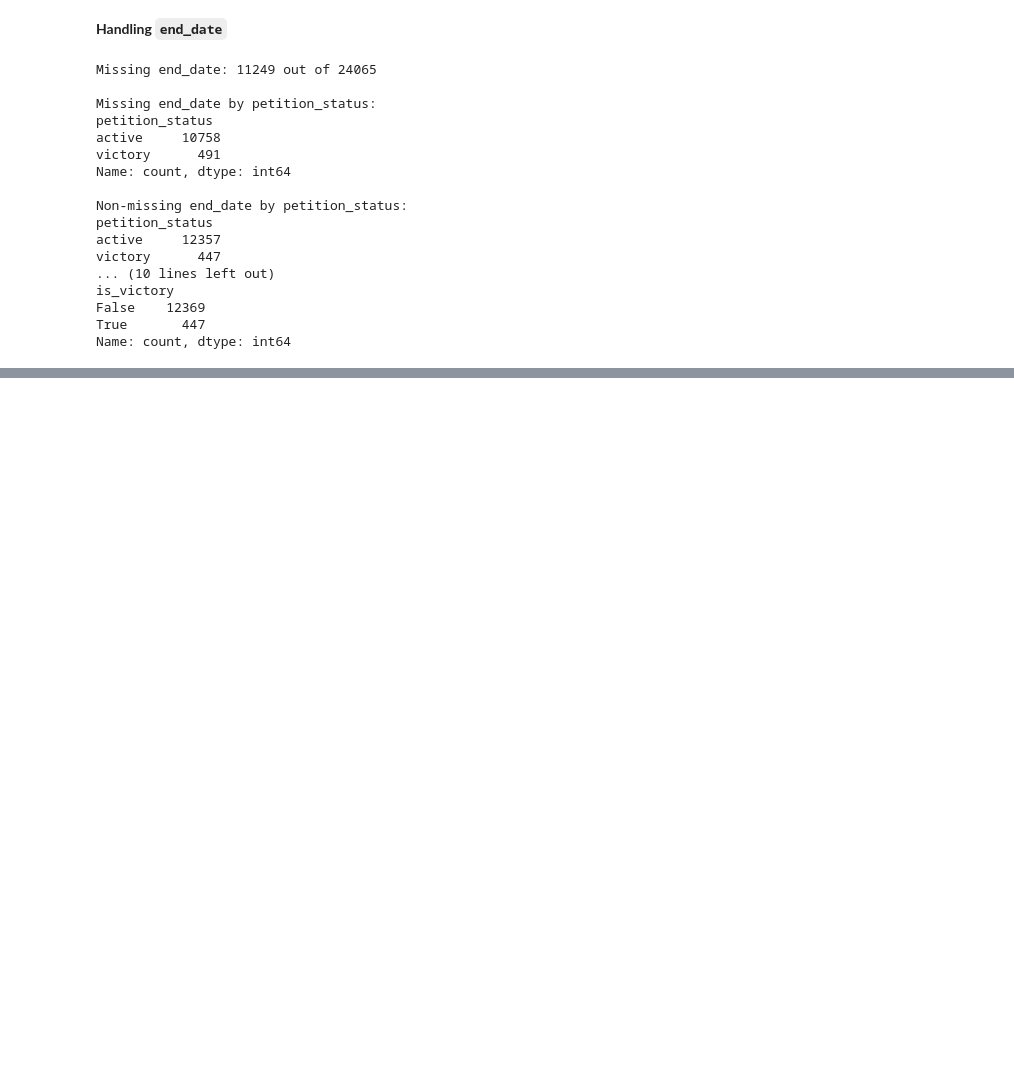
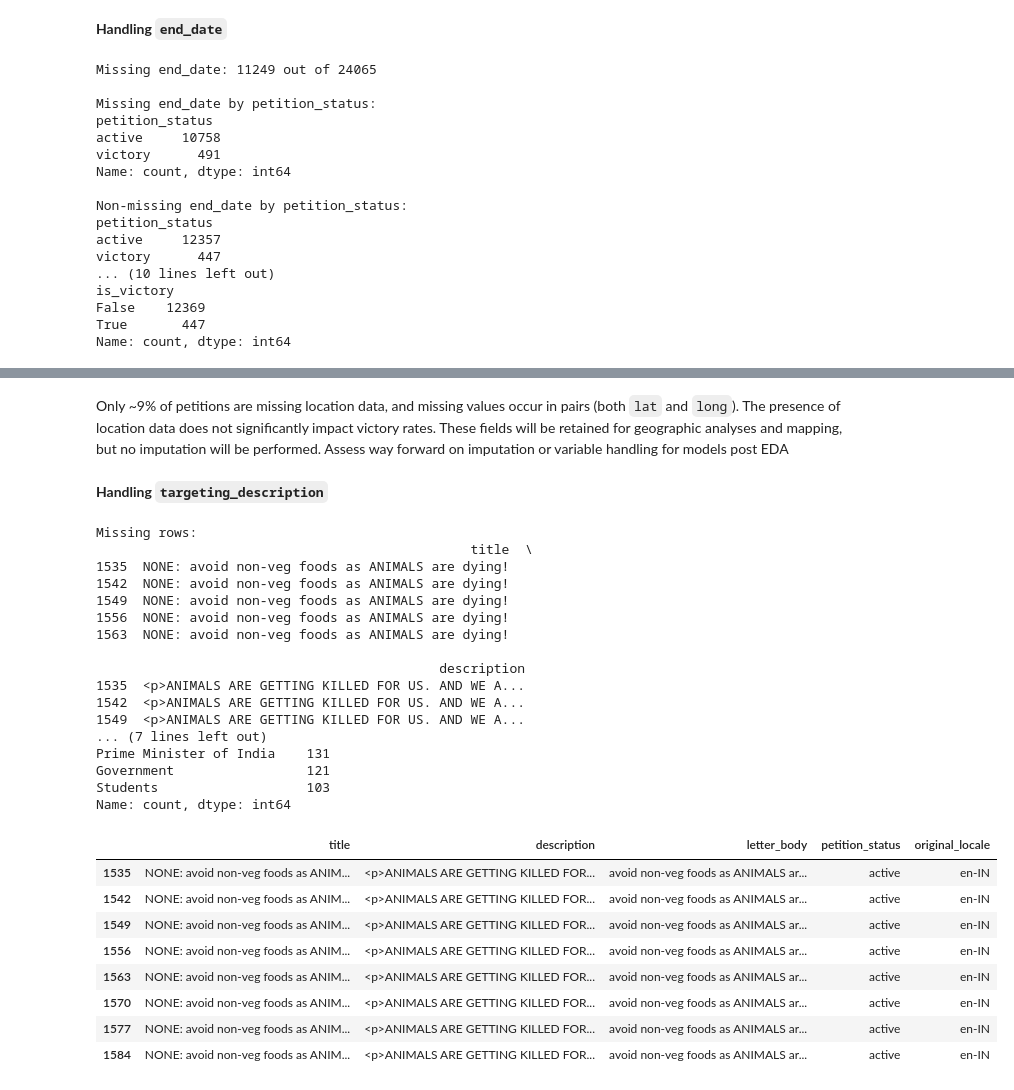
Before and after one commit to rmehdi1/CommunityProject_Mobilize, a Jupyter notebook: ChangeOrgAnalysis.ipynb, the cells around one changed output, grey strips where cells are left out. Cells and saved outputs as stored; diff of their text form; code cells hidden in the pictures; blank space fills up the shorter version.

```diff
--- a/ChangeOrgAnalysis.ipynb
+++ b/ChangeOrgAnalysis.ipynb
@@ -252,0 +293,47 @@ The `end_date` field indicates when a petition was closed. Nearly half the petit
+# %% [markdown]
+
+
+Only ~9% of petitions are missing location data, and missing values occur in pairs (both `lat` and `long`). The presence of location data does not significantly impact victory rates. These fields will be retained for geographic analyses and mapping, but no imputation will be performed. Assess way forward on imputation or variable handling for models post EDA
+# %% [markdown]
+**Handling `targeting_description`**
+# %%
+# Check examples of missing and non-missing
+print("Missing rows:")
+print(df[df['targeting_description'].isnull()][['title', 'description']].head())
+
+# Optional: Frequency of values (non-null)
+print("\nTop targeting descriptions:")
+print(df['targeting_description'].value_counts().head(5))
+
+# View rows with missing targeting_description
+missing_targeting = df[df['targeting_description'].isnull()]
+
+# Display relevant context for those rows
+missing_targeting[['title', 'description', 'letter_body', 'petition_status', 'original_locale']].head(10)
+# %% [output]
+Missing rows:
+                                                title  \
+1535  NONE: avoid non-veg foods as ANIMALS are dying!
+1542  NONE: avoid non-veg foods as ANIMALS are dying!
+1549  NONE: avoid non-veg foods as ANIMALS are dying!
+1556  NONE: avoid non-veg foods as ANIMALS are dying!
+1563  NONE: avoid non-veg foods as ANIMALS are dying!
+
+                                            description
+1535  <p>ANIMALS ARE GETTING KILLED FOR US. AND WE A...
+1542  <p>ANIMALS ARE GETTING KILLED FOR US. AND WE A...
+1549  <p>ANIMALS ARE GETTING KILLED FOR US. AND WE A...
+... (7 lines left out)
+Prime Minister of India    131
+Government                 121
+Students                   103
+Name: count, dtype: int64
+|  | title | description | letter_body | petition_status | original_locale |
+| 1535 | NONE: avoid non-veg foods as ANIM... | <p>ANIMALS ARE GETTING KILLED FOR... | avoid non-veg foods as ANIMALS ar... | active | en-IN |
+| 1542 | NONE: avoid non-veg foods as ANIM... | <p>ANIMALS ARE GETTING KILLED FOR... | avoid non-veg foods as ANIMALS ar... | active | en-IN |
+| 1549 | NONE: avoid non-veg foods as ANIM... | <p>ANIMALS ARE GETTING KILLED FOR... | avoid non-veg foods as ANIMALS ar... | active | en-IN |
+| 1556 | NONE: avoid non-veg foods as ANIM... | <p>ANIMALS ARE GETTING KILLED FOR... | avoid non-veg foods as ANIMALS ar... | active | en-IN |
+| 1563 | NONE: avoid non-veg foods as ANIM... | <p>ANIMALS ARE GETTING KILLED FOR... | avoid non-veg foods as ANIMALS ar... | active | en-IN |
+| 1570 | NONE: avoid non-veg foods as ANIM... | <p>ANIMALS ARE GETTING KILLED FOR... | avoid non-veg foods as ANIMALS ar... | active | en-IN |
+| 1577 | NONE: avoid non-veg foods as ANIM... | <p>ANIMALS ARE GETTING KILLED FOR... | avoid non-veg foods as ANIMALS ar... | active | en-IN |
+| 1584 | NONE: avoid non-veg foods as ANIM... | <p>ANIMALS ARE GETTING KILLED FOR... | avoid non-veg foods as ANIMALS ar... | active | en-IN |
```
Also changed, not shown: parts of 21 cells of this notebook.
